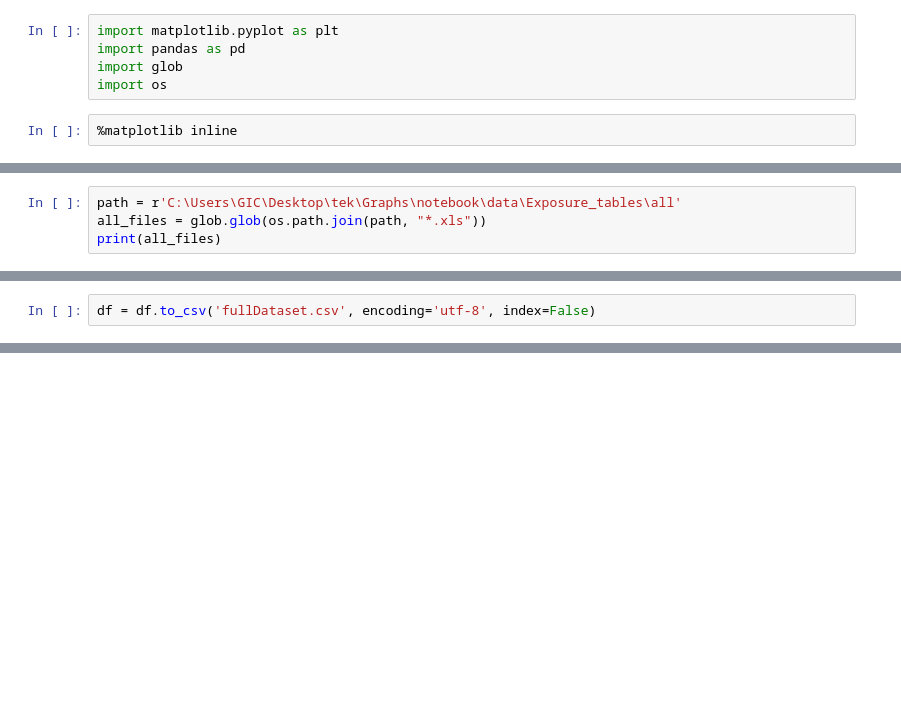
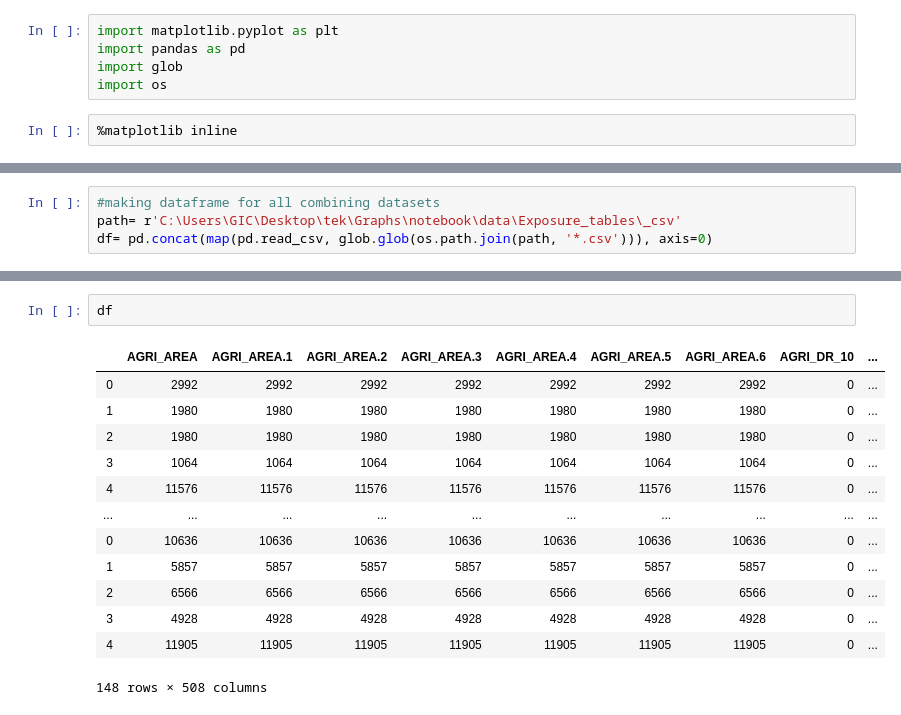
Before and after one commit to Geoinformatics-Center/tajikistan-exposure-graphs, a Jupyter notebook: data management.ipynb, the cells around one changed output, grey strips where cells are left out. Saved outputs shown, nothing was run; the diff lists cells and outputs as text; blank space fills up the shorter version.

Commit message:
data managed successfully

```diff
--- a/data management.ipynb
+++ b/data management.ipynb
@@ -8,5 +49,5 @@ import os
 # %%
-path = r'C:\Users\GIC\Desktop\tek\Graphs\notebook\data\Exposure_tables\all'
-all_files = glob.glob(os.path.join(path, "*.xls"))
-print(all_files)
+#making dataframe for all combining datasets
+path= r'C:\Users\GIC\Desktop\tek\Graphs\notebook\data\Exposure_tables\_csv'
+df= pd.concat(map(pd.read_csv, glob.glob(os.path.join(path, '*.csv'))), axis=0)
 # %% [output]
@@ -16,5 +61,3 @@ df = pd.concat(map(pd.read_excel, glob.glob(os.path.join(path, '*.xls'))), axis=
-# %%
-df = df.to_csv('fullDataset.csv', encoding='utf-8', index=False)
 # %%
 df.head()
 # %% [output]
@@ -21,0 +71,16 @@ AttributeError: 'NoneType' object has no attribute 'head'
+# %%
+df
+# %% [output]
+|  | AGRI_AREA | AGRI_AREA.1 | AGRI_AREA.2 | AGRI_AREA.3 | AGRI_AREA.4 | AGRI_AREA.5 | AGRI_AREA.6 | AGRI_DR_10 | ... |
+| 0 | 2992 | 2992 | 2992 | 2992 | 2992 | 2992 | 2992 | 0 | ... |
+| 1 | 1980 | 1980 | 1980 | 1980 | 1980 | 1980 | 1980 | 0 | ... |
+| 2 | 1980 | 1980 | 1980 | 1980 | 1980 | 1980 | 1980 | 0 | ... |
+| 3 | 1064 | 1064 | 1064 | 1064 | 1064 | 1064 | 1064 | 0 | ... |
+| 4 | 11576 | 11576 | 11576 | 11576 | 11576 | 11576 | 11576 | 0 | ... |
+| ... | ... | ... | ... | ... | ... | ... | ... | ... | ... |
+| 0 | 10636 | 10636 | 10636 | 10636 | 10636 | 10636 | 10636 | 0 | ... |
+| 1 | 5857 | 5857 | 5857 | 5857 | 5857 | 5857 | 5857 | 0 | ... |
+| 2 | 6566 | 6566 | 6566 | 6566 | 6566 | 6566 | 6566 | 0 | ... |
+| 3 | 4928 | 4928 | 4928 | 4928 | 4928 | 4928 | 4928 | 0 | ... |
+| 4 | 11905 | 11905 | 11905 | 11905 | 11905 | 11905 | 11905 | 0 | ... |
+148 rows × 508 columns
```
Also changed, not shown: parts of 14 cells of this notebook.
